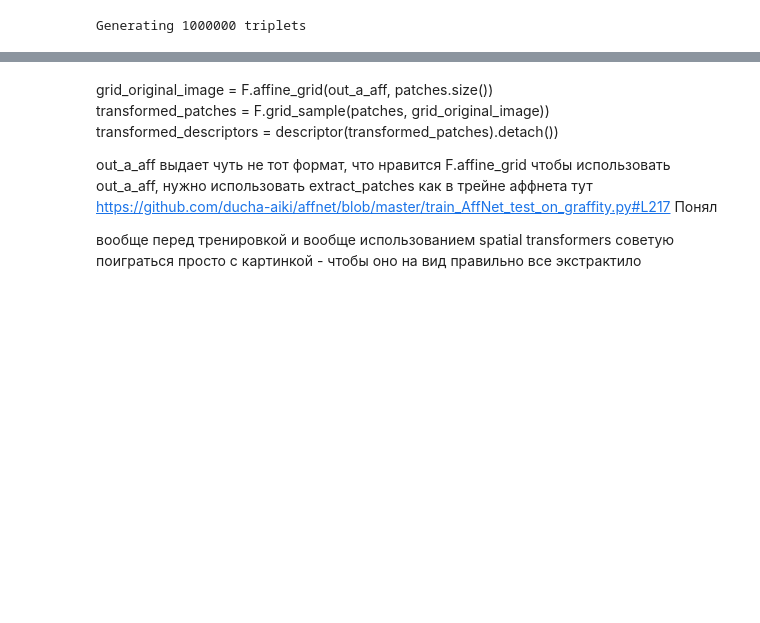
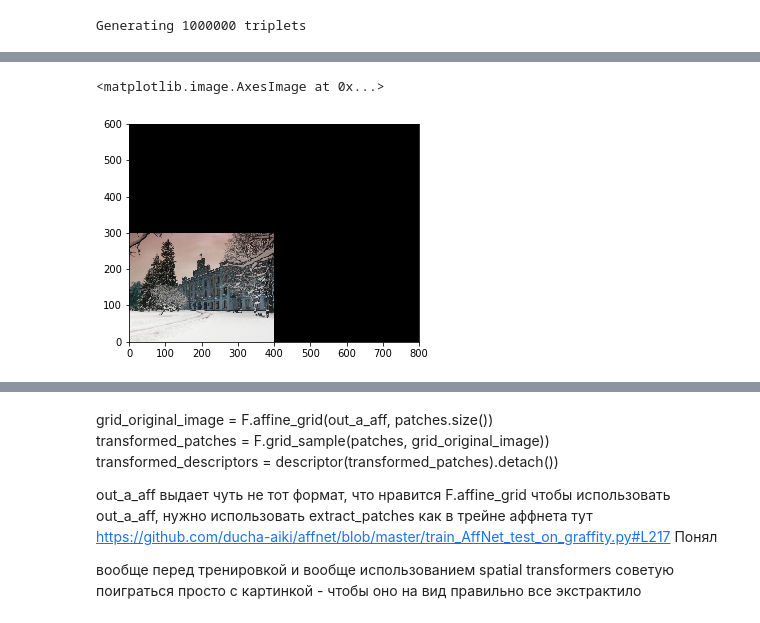
Before and after one commit to honcharov-danylo/deep_patches, a Jupyter notebook: affnet_experiments.ipynb, the cells around one changed output, grey strips where cells are left out. Cells and saved outputs as stored; diff of their text form; code cells hidden in the pictures; blank space fills up the shorter version.

```diff
--- a/affnet_experiments.ipynb
+++ b/affnet_experiments.ipynb
@@ -453,0 +496,7 @@ class HiddenPrints:
+# %%
+T1 = np.stack(np.array([[0,-1, 0.5],[1,0,0.5],[0,0,1]], dtype='float'))
+T2 = np.stack(np.array([[0.5,0,0],[0,0.5,0],[0,0,1]], dtype='float'))
+T = T1.dot(T2)
+# torch_matrix_scale_shift_to_affnet = torch.from_numpy(T1[:2]).cuda()
+# torch_matrix_rotate_to_affnet = torch.from_numpy(T2[:2]).cuda()
+torch_matrix_transforms_to_affnet = torch.from_numpy(T).float().t().unsqueeze(0).cuda()
@@ -453,0 +512,5 @@ class HiddenPrints:
+# %%
+plt.imshow(cv2.warpAffine(kpi_img,T2[:2],(kpi_img.shape[1],kpi_img.shape[0])), origin='lower')
+# %% [output]
+<matplotlib.image.AxesImage at 0x...>
+[figure, added]
```
Also changed, not shown: parts of 12 cells of this notebook.
